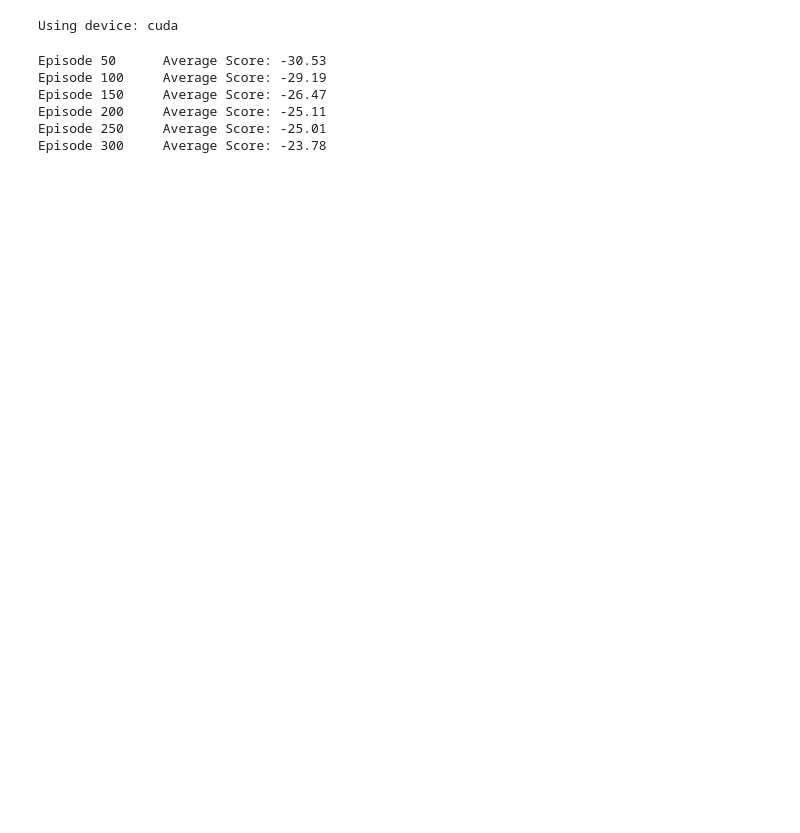
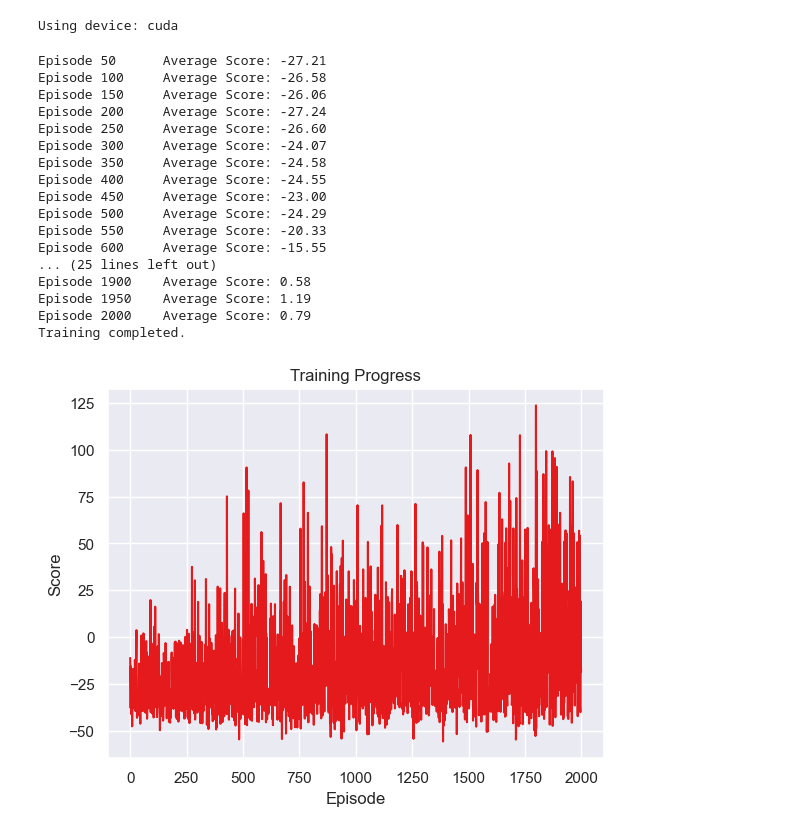
Before and after one commit to faendal/SnakeGameDQL, a Jupyter notebook: Game.ipynb, the cells around one changed output. Cells and saved outputs as stored; diff of their text form; code cells hidden in the pictures; blank space fills up the shorter version.

```diff
--- a/Game.ipynb
+++ b/Game.ipynb
@@ -9,23 +9,35 @@ print(f"Using device: {device}")
 Using device: cuda
 # %%
 trainer = GameTrainer(
-    n_episodes=1200,
+    n_episodes=2000,
     update_every=4,
     buffer_size=100000,
     batch_size=128,
     gamma=0.99,
     lr=1e-3,
     tau=5e-3,
 )
 trainer.train()
 trainer.save_model("snake_dqn.pth")
 # %% [output]
-Episode 50      Average Score: -30.53
-Episode 100     Average Score: -29.19
-Episode 150     Average Score: -26.47
-Episode 200     Average Score: -25.11
-Episode 250     Average Score: -25.01
-Episode 300     Average Score: -23.78
+Episode 50      Average Score: -27.21
+Episode 100     Average Score: -26.58
+Episode 150     Average Score: -26.06
+Episode 200     Average Score: -27.24
+Episode 250     Average Score: -26.60
+Episode 300     Average Score: -24.07
+Episode 350     Average Score: -24.58
+Episode 400     Average Score: -24.55
+Episode 450     Average Score: -23.00
+Episode 500     Average Score: -24.29
+Episode 550     Average Score: -20.33
+Episode 600     Average Score: -15.55
+... (25 lines left out)
+Episode 1900    Average Score: 0.58
+Episode 1950    Average Score: 1.19
+Episode 2000    Average Score: 0.79
+Training completed.
+[figure, added]
 # %%
 player = GamePlayer(model_path="snake_dqn.pth", fps=50)
 # %%
```
Also changed, not shown: parts of 1 cell of this notebook, 2 other files.
